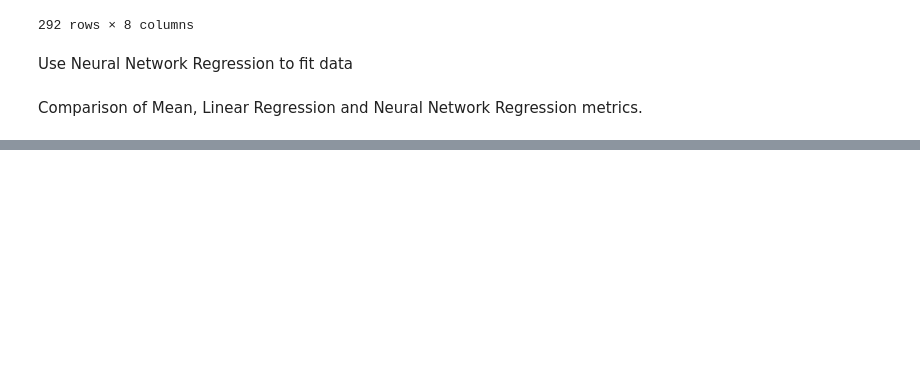
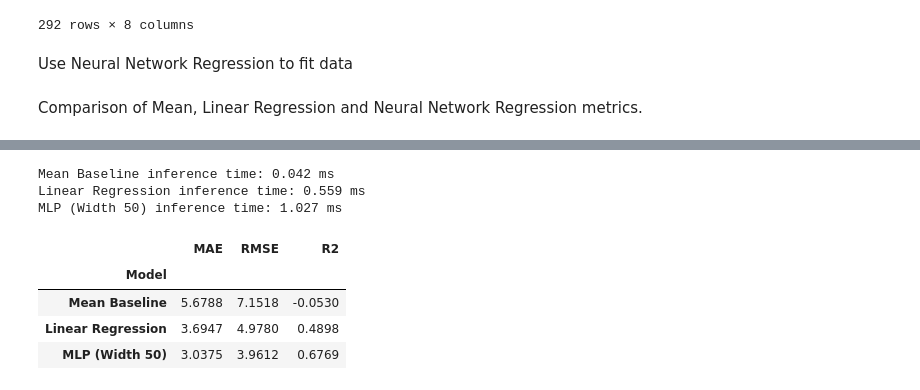
Before and after one commit to wpua0004-dot/MMA3001_airfoil_self_noise_project, a Jupyter notebook: notebooks/airfoil_analysis.ipynb, the cells around one changed output, grey strips where cells are left out. Saved outputs shown, nothing was run; the diff lists cells and outputs as text; code cells hidden in the pictures; blank space fills up the shorter version.

```diff
--- a/notebooks/airfoil_analysis.ipynb
+++ b/notebooks/airfoil_analysis.ipynb
@@ -183,21 +178,6 @@ metric_comparison = pd.DataFrame({
 # %% [markdown]
 Use Neural Network Regression to fit data
 # %%
-def make_mlp(random_state=42, hidden_layer_sizes=(20,), alpha=0.001,
-             early_stopping=True):
-    return MLPRegressor(
-        hidden_layer_sizes=hidden_layer_sizes,
-        activation="relu",
-        solver="adam",
-        alpha=alpha,
-        learning_rate_init=0.01,
-        max_iter=2500,
-        early_stopping=early_stopping,
-        validation_fraction=0.15,
-        n_iter_no_change=35,
-        tol=1e-5,
-        random_state=random_state,
-    )
 
 #Define dictionary placeholder to place data of unscaled and scaled MLP
 scaling_models = {
@@ -403,0 +643,40 @@ display(final_std_metrics)
+# %%
+# Include the mean baseline alongside your other models
+final_models = {
+    "Mean Baseline": DummyRegressor(strategy="mean"),
+    "Linear Regression": LinearRegression(),
+    "MLP (Width 50)": make_pipeline(
+        StandardScaler(), make_mlp(hidden_layer_sizes=(50,))
+    ),
+}
+
+results = []
+
+for name, m in final_models.items():
+  # Train on the combined train+val set
+  m.fit(X_train_val, y_train_val)
+
+  # Compute metrics
+  preds = m.predict(X_test)
+  metrics = regression_metrics(y_test, preds)
+  metrics["Model"] = name
+  results.append(metrics)
+
+  # Measure inference time programmatically
+  start_time = time.perf_counter()
+  _ = m.predict(X_test)
+  end_time = time.perf_counter()
+  print(f"{name} inference time: {(end_time - start_time)*1000:.3f} ms")
+
+# Display results cleanly in a DataFrame
+results_df = pd.DataFrame(results).set_index("Model")
+display(results_df)
+# %% [output]
+Mean Baseline inference time: 0.042 ms
+Linear Regression inference time: 0.559 ms
+MLP (Width 50) inference time: 1.027 ms
+|  | MAE | RMSE | R2 |
+| Model |  |  |  |
+| Mean Baseline | 5.6788 | 7.1518 | -0.0530 |
+| Linear Regression | 3.6947 | 4.9780 | 0.4898 |
+| MLP (Width 50) | 3.0375 | 3.9612 | 0.6769 |
```
Also changed, not shown: parts of 7 cells of this notebook, 6 other files.
